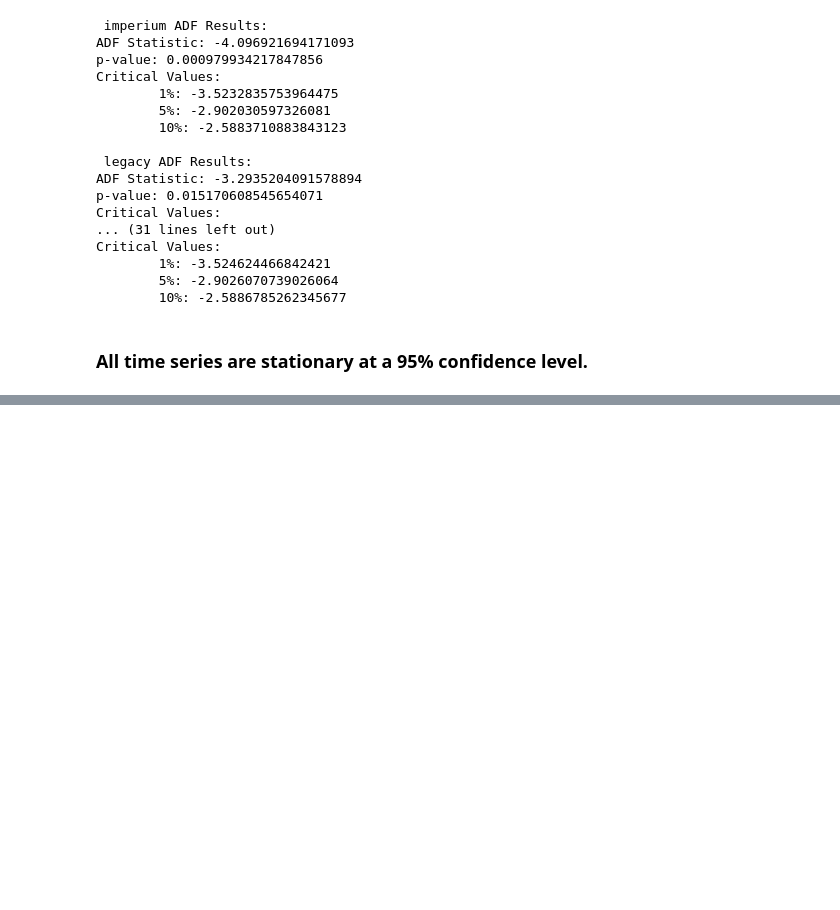
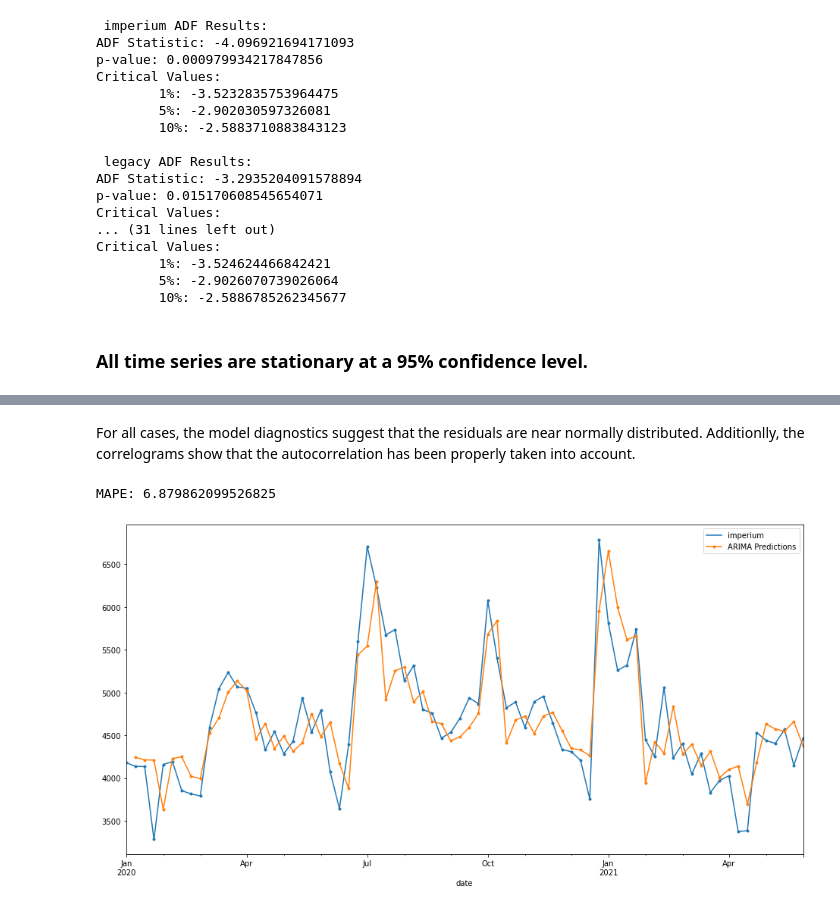
Before and after one commit to antonyebrown/Eve_TimeSeries, a Jupyter notebook: eve_timeseries.ipynb, the cells around one changed output, grey strips where cells are left out. Saved outputs shown, nothing was run; the diff lists cells and outputs as text; code cells hidden in the pictures; blank space fills up the shorter version.

```diff
--- a/eve_timeseries.ipynb
+++ b/eve_timeseries.ipynb
@@ -253,7 +176,0 @@ plt.show()
-# %%
-start=1
-end=len(imp_df)-1
-pred=imp_fit.predict(start=start,end=end,typ='levels', exog = exogx, dynamic=False).rename('ARIMA Predictions')
-
-imp_df.plot(legend = True)
-pred.plot(legend=True)
@@ -298,18 +176,0 @@ Freq: W-MON, Name: ARIMA Predictions, Length: 73, dtype: float64
-# %%
-exogx2 = evedata_df[['northern_conflict', "war_begins", "fwst", "m2", "1dq_siege", "1dq_ongoing"]].iloc[75:85]
-
-
-forecast=imp_fit.forecast(steps = 10, exog = exogx2).rename('ARIMA Forecast')
-forecast2 = imp_fit.get_forecast(steps = 10, exog = exogx2, alpha = 0.2)
-yhat = forecast2.predicted_mean
-yhat_conf_int = forecast2.conf_int(alpha=0.2)
-
-plt.rcParams["figure.figsize"] = (16,8)
-
-imp_df.plot(legend = True, color = "tab:blue")
-pred.plot(legend=True, color = "tab:grey")
-forecast.plot(legend=True, color = "tab:green")
-yhat_conf_int["lower imperium"].plot(legend=True, color = "tab:green", linestyle = "dashed", label = "Lower CL (0.2)")
-yhat_conf_int["upper imperium"].plot(legend=True, color = "tab:green", linestyle = "dashed", label = "Upper CL (0.2)")
-plt.legend(bbox_to_anchor=(1.04,1), loc="upper left")
-plt.rcParams["figure.figsize"] = (20,3)
@@ -360,0 +320,3 @@ date
+# %%
+exogx = evedata_df[['northern_conflict', "war_begins", "fwst", "m2", "1dq_siege"]].iloc[0:74]
+exogx3 = evedata_df[['northern_conflict', "war_begins_panfam", "fwst", "m2", "1dq_siege"]].iloc[0:74]
@@ -360,0 +560,2 @@ date
+# %% [markdown]
+For all cases, the model diagnostics suggest that the residuals are near normally distributed. Additionlly, the correlograms show that the autocorrelation has been properly taken into account.
@@ -360,0 +568,16 @@ date
+# %%
+start=1
+end=len(imp_df)-1
+imp_pred=imp_fit.predict(start=start,end=end,typ='levels', exog = exogx, dynamic=False).rename('ARIMA Predictions')
+
+plt.rcParams["figure.figsize"] = (16,8)
+imp_df.plot(legend = True, marker = ".")
+imp_pred.plot(legend=True, marker = ".")
+
+actual = imp_df[1:74]
+pred = imp_pred
+
+print("MAPE:", MAPE(actual, pred))
+# %% [output]
+MAPE: 6.879862099526825
+[figure, added]
```
Also changed, not shown: parts of 69 cells of this notebook, 10 other files.
